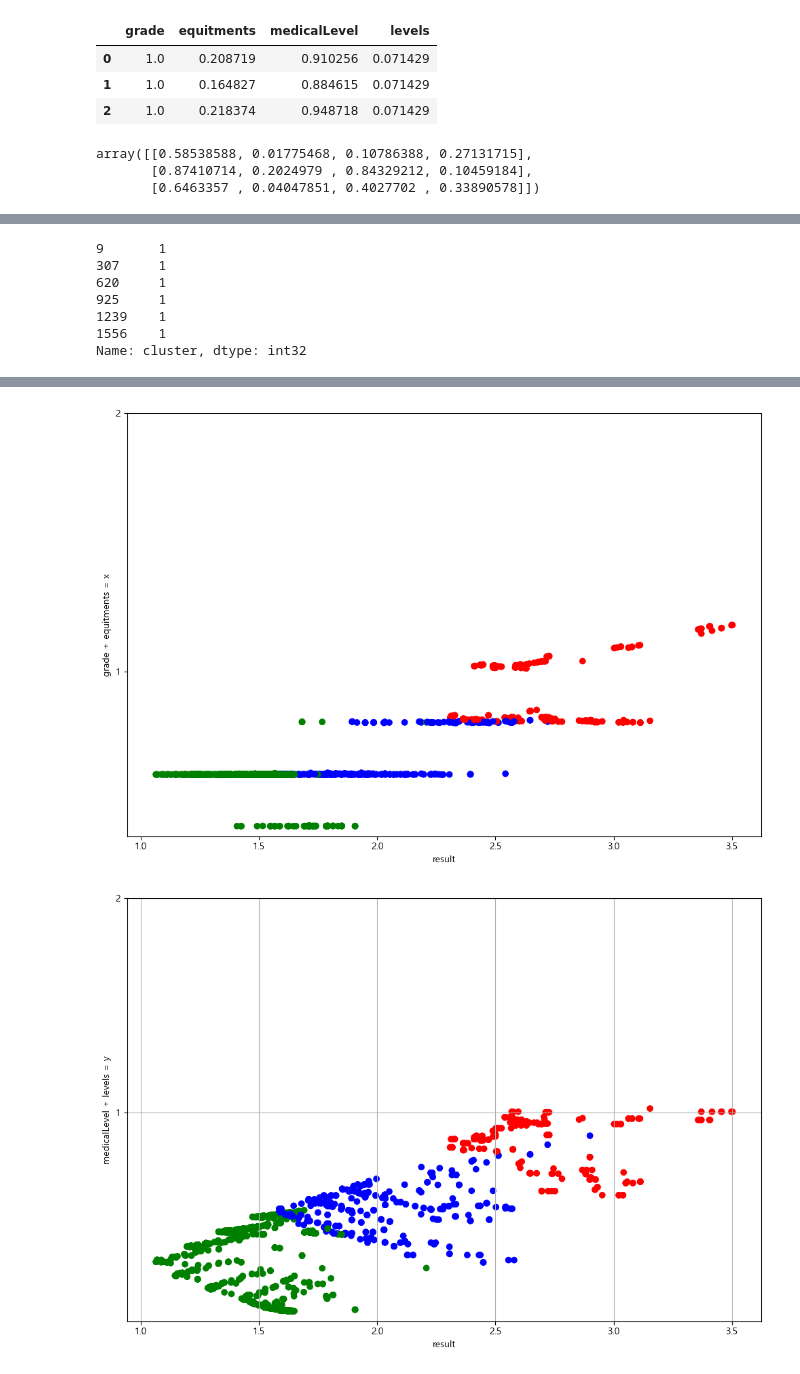
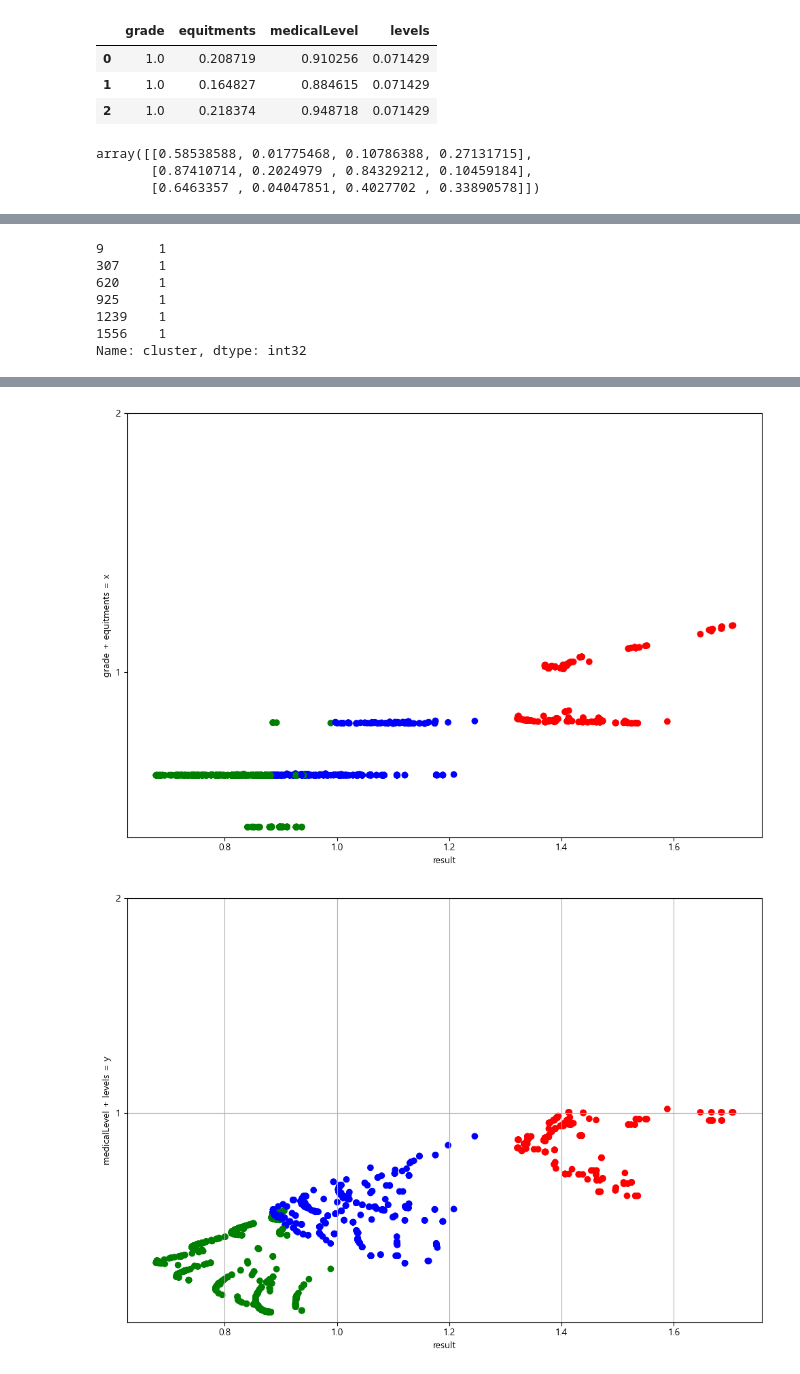
Before and after one commit to fenpon/Machine-Learning-Project1, a Jupyter notebook: hospitalModel.ipynb, the cells around one changed output, grey strips where cells are left out. Drawn from its saved outputs; the diff is of its cells as text; code cells hidden in the pictures.

```diff
--- a/hospitalModel.ipynb
+++ b/hospitalModel.ipynb
@@ -556,20 +563,21 @@ centroids = kmeans.cluster_centers_
 display(centroids)
 
 merged_df['DistanceToCenter'] = merged_df.apply(
-    lambda row: (
-        np.sum(abs(row[orderCols] - centroids[row['cluster']]))
-    ),
+    lambda row: np.linalg.norm(row[orderCols] - centroids[row['cluster']]),  # 유클리드 거리 계산
     axis=1
 )
+originDistance = np.linalg.norm(centroids, axis=1)
+
+merged_df[merged_df['DistanceToCenter']  < originDistance[merged_df['cluster']]]['DistanceToCenter'] = merged_df['DistanceToCenter'] * -1
+merged_df[merged_df['DistanceToCenter']  >= originDistance[merged_df['cluster']]]['DistanceToCenter'] = merged_df['DistanceToCenter'] * 1
 
 
+merged_df["hospitalScore"] = merged_df['DistanceToCenter'] + originDistance[merged_df['cluster']]
 
-# 원점에서 각 클러스터 중심까지의 맨해튼 거리 계산
-manhattan_distances_from_origin = np.sum(np.abs(centroids), axis=1)
 #거리가 가장 먼 centorid가 상위 구간이다
 
 # 맨해튼 거리 값이 큰 순서대로 인덱스를 저장
-classLevels = np.argsort(manhattan_distances_from_origin)[::-1]  # 내림차순 정렬
+classLevels = np.argsort(originDistance)[::-1]  # 내림차순 정렬
 
 # cluster와 classLevels 비교 후, 특정 열 업데이트
 for i, idx in enumerate(classLevels):
@@ -577,7 +585,6 @@ for i, idx in enumerate(classLevels):
 
 
 
-merged_df["hospitalScore"] = manhattan_distances_from_origin[merged_df['cluster']]  + merged_df['DistanceToCenter']
 
 
 
@@ -607,7 +614,7 @@ look3D(merged_df,colPlot,[top, bottom],color_map)
 plt.figure(figsize=(10, 7))
 plt.grid()
 xCord = np.sqrt(merged_df[colPlot[0]]**2 + merged_df[colPlot[1]]**2)
-plt.scatter(merged_df['DistanceToCenter'] + merged_df["hospitalScore"], xCord, c=color_map, marker='o')
+plt.scatter(  merged_df["hospitalScore"], xCord, c=color_map, marker='o')
 plt.xlabel('result')
 plt.ylabel(colPlot[0] + " + "+colPlot[1] + " = x" )
 
@@ -620,7 +627,7 @@ plt.show()
 # 최종 의원 평가 산점도
 plt.figure(figsize=(10, 7))
 yCord = np.sqrt(merged_df[colPlot[2]]**2 + merged_df[colPlot[3]]**2)
-plt.scatter(merged_df['DistanceToCenter'] + merged_df["hospitalScore"], yCord, c=color_map, marker='o')
+plt.scatter( merged_df["hospitalScore"], yCord, c=color_map, marker='o')
 plt.xlabel('result')
 plt.ylabel(colPlot[2] + " + "+colPlot[3] + " = y" )
 
@@ -658,2 +665,2 @@ Name: cluster, dtype: int32
-[figure, old version]
+[figure, new version]
-[figure, old version]
+[figure, new version]
```
Also changed, not shown: parts of 4 cells of this notebook, 2 other files.
